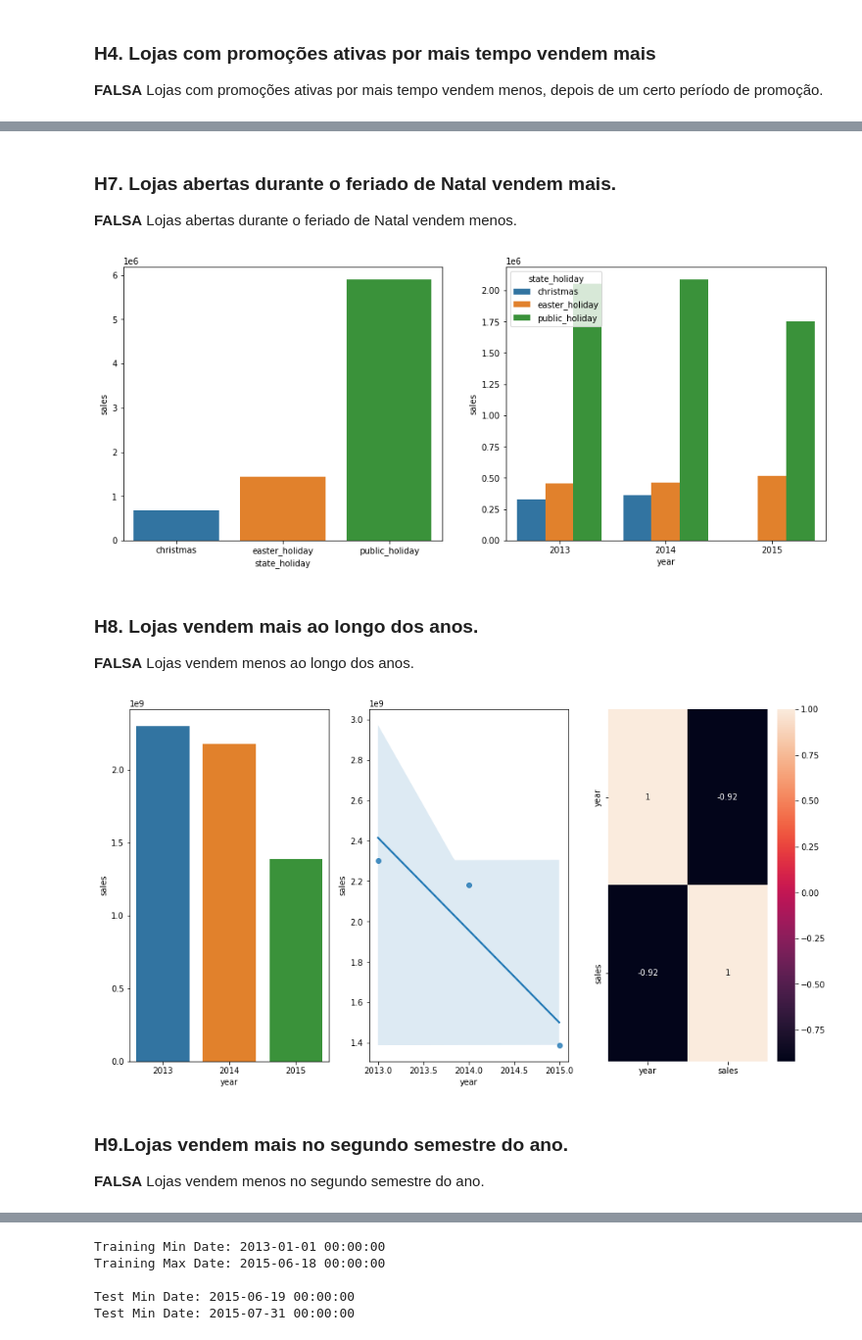
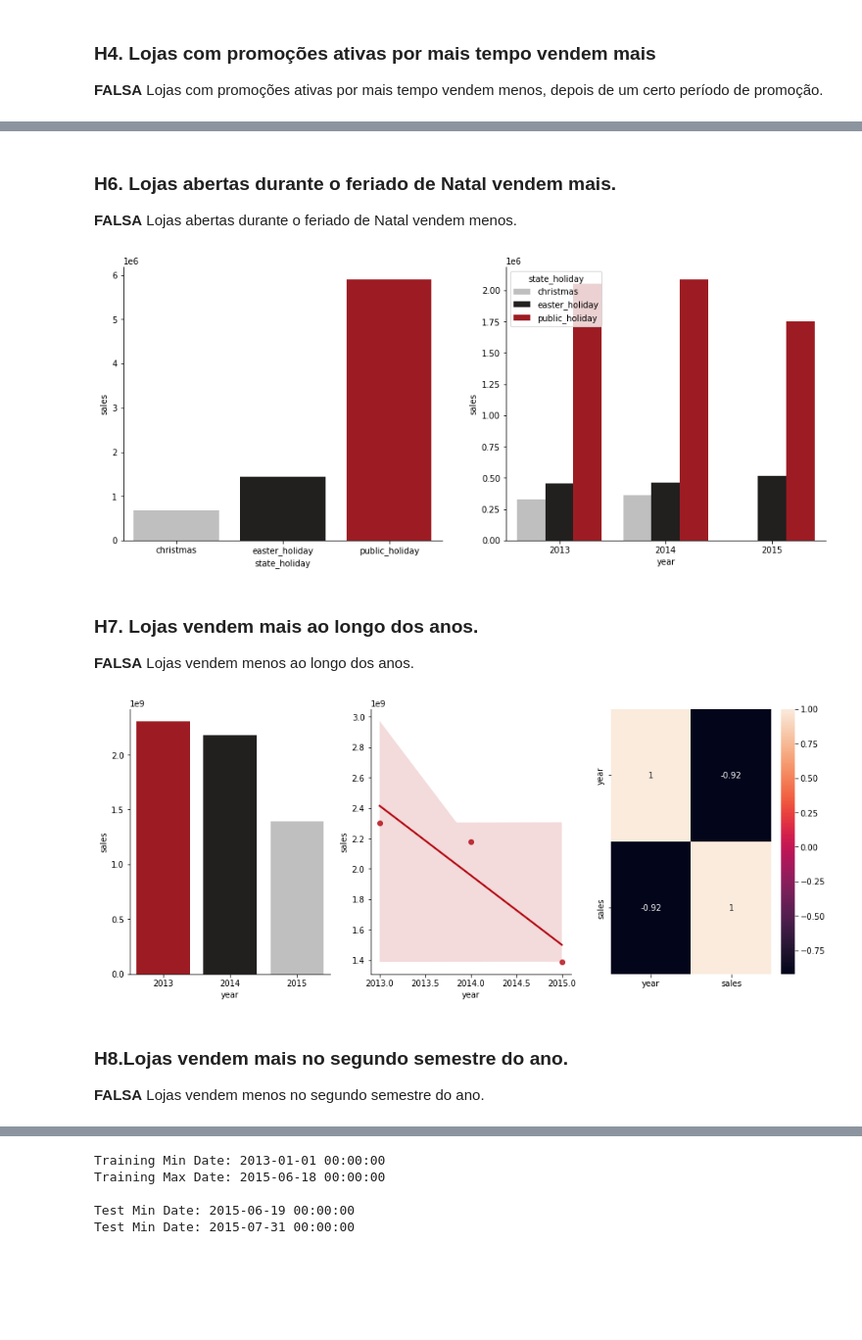
Before and after one commit to Jhonatanslopes/Rossmann-Sales-Forecast, a Jupyter notebook: notebook.ipynb, the cells around one changed output, grey strips where cells are left out. Shown at 98% size. Cells and saved outputs as stored; diff of their text form; code cells hidden in the pictures; blank space fills up the shorter version.

```diff
--- a/notebook.ipynb
+++ b/notebook.ipynb
@@ -693,40 +791,51 @@ ax = plt.legend(labels=['Tradicional e Extendida', 'Extendida'])
 # %% [markdown]
-### H7. Lojas abertas durante o feriado de Natal vendem mais.
+### H6. Lojas abertas durante o feriado de Natal vendem mais.
 
 **FALSA** Lojas abertas durante o feriado de Natal vendem menos.
 # %%
+# Filter
 filter_1 = df[df['state_holiday'] != 'regular_day']
 filter_h2 = filter_1[['state_holiday', 'sales']].groupby('state_holiday').sum().reset_index()
 
+# Figure 1
 plt.figure(figsize=(15, 6))
 plt.subplot(1, 2, 1)
-sns.barplot(x='state_holiday', y='sales', data=filter_h2)
+sns.barplot(x='state_holiday', y='sales', data=filter_h2, palette=['#bfbfbf', '#221f1f', '#b20710'])
+sns.despine(right=True)
 
+# Figure 2
 plt.subplot(1, 2, 2)
 filter_3 = filter_1[['year', 'state_holiday', 'sales']].groupby(['year', 'state_holiday']).sum().reset_index()
-sns.barplot(x='year', y='sales', data=filter_3, hue='state_holiday');
+sns.barplot(x='year', y='sales', data=filter_3, hue='state_holiday', palette=['#bfbfbf', '#221f1f', '#b20710'])
+sns.despine(right=True);
 # %% [output]
-[figure, old version]
+[figure, new version]
 # %% [markdown]
-### H8. Lojas vendem mais ao longo dos anos.
+### H7. Lojas vendem mais ao longo dos anos.
 
 **FALSA** Lojas vendem menos ao longo dos anos.
 # %%
+# Filter
 filter_h1 = df[['year', 'sales']].groupby('year').sum().reset_index()
 
-plt.figure(figsize=(15, 8))
+# Figure 1
+plt.figure(figsize=(15, 6))
 plt.subplot(1, 3, 1)
-sns.barplot(x='year', y='sales', data=filter_h1)
+sns.barplot(x='year', y='sales', data=filter_h1, palette=['#b20710', '#221f1f', '#bfbfbf'])
+sns.despine(right=True)
 
+# Figure 2
 plt.subplot(1, 3, 2)
-sns.regplot(x='year', y='sales', data=filter_h1)
+sns.regplot(x='year', y='sales', data=filter_h1, color='#b20710')
+sns.despine(right=True)
 
+# Figure 3
 plt.subplot(1, 3, 3)
 sns.heatmap(filter_h1.corr(method='pearson'), annot=True);
 # %% [output]
-[figure, old version]
+[figure, new version]
 # %% [markdown]
-### H9.Lojas vendem mais no segundo semestre do ano.
+### H8.Lojas vendem mais no segundo semestre do ano.
 
 **FALSA** Lojas vendem menos no segundo semestre do ano.
 # %%
```
Also changed, not shown: parts of 155 cells of this notebook.
